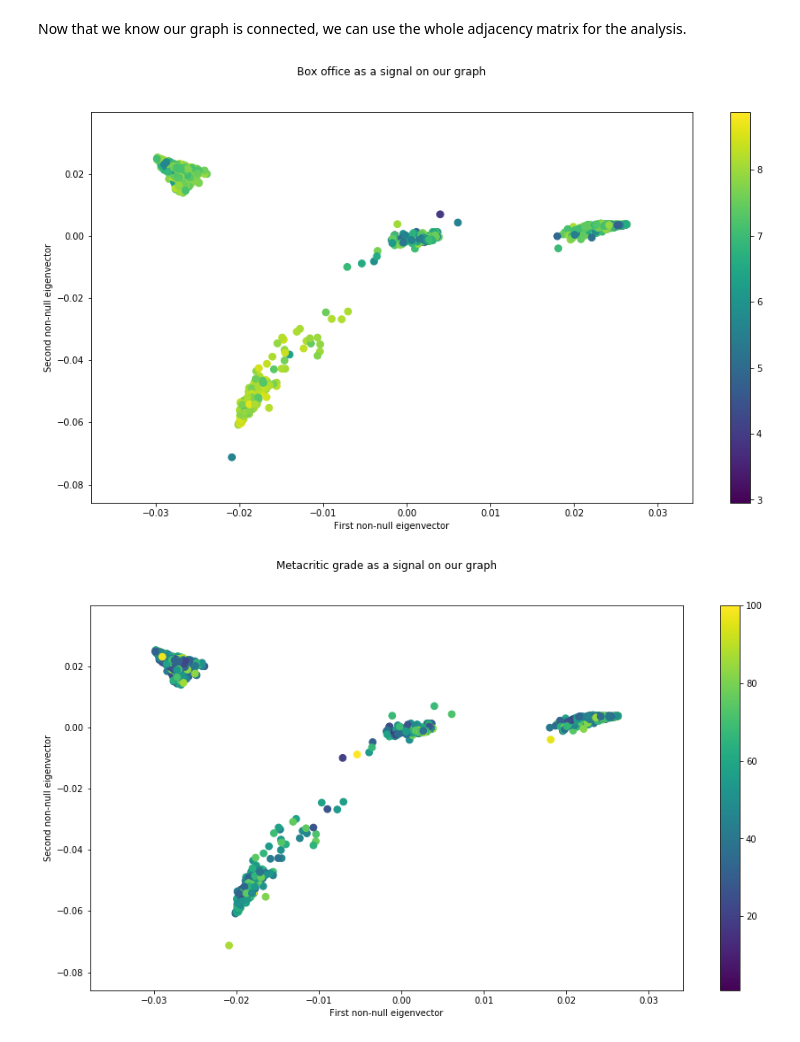
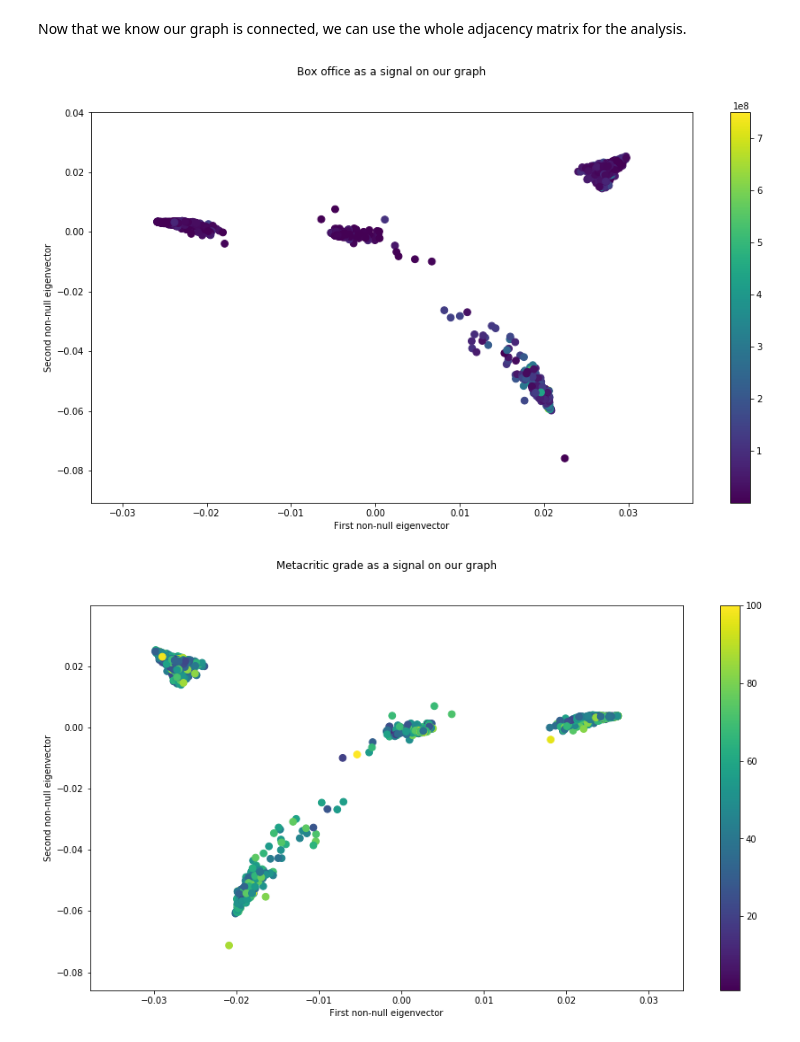
Before and after one commit to illorens/Project_NTDS, a Jupyter notebook: Analysis_graph.ipynb, the cells around one changed output. Cells and saved outputs as stored; diff of their text form; code cells hidden in the pictures.

Commit message:
Cleaned analysis_graph

```diff
--- a/Analysis_graph.ipynb
+++ b/Analysis_graph.ipynb
@@ -734,7 +734,6 @@ weights_budget = np.load('weights_budget.npy')
 weights_genre = np.load('weights_genre.npy')
 weights_prod = np.load('weights_prod.npy')
 weights_plot = np.load('weights_plot.npy')
-weights_rated = np.load('weights_rated.npy')
 weights_runtime = np.load('weights_runtime.npy')
 # %% [markdown]
 ## Total adjacency matrix
@@ -769,10 +768,9 @@ budget_factor = 1
 genre_factor = 1
 prod_factor = 1/2
 plot_factor = 1/12
-runtime_factor = 1
 other_weights = (actors_factor*weights_actors + dir_factor*weights_dir + writer_factor*weights_writer +
            budget_factor*weights_budget + genre_factor*weights_genre + prod_factor*weights_prod +
-           plot_factor*weights_plot + runtime_factor*weights_runtime) / 8
+           plot_factor*weights_plot) / 7
 
 # The adjacency matrix is the normalized weight matrix
 other_adjacency = other_weights / np.max(other_weights)
@@ -794,7 +794,7 @@ np.save('sparse_adj.npy', sparse_adj)
 # %%
-other_sparse_adj = np.zeros((len(adjacency), len(adjacency)))
-for i in range(len(adjacency)):
-    for j in range(i+1, len(adjacency)):
+other_sparse_adj = np.zeros((len(other_adjacency), len(other_adjacency)))
+for i in range(len(other_adjacency)):
+    for j in range(i+1, len(other_adjacency)):
         row = other_adjacency[i,:].copy()
         thresh = -np.sort(-row)[249]
         row[row < thresh] = 0
@@ -839,15 +839,15 @@ e, U = scipy.linalg.eigh(laplacian)
 coords = U[:,[2,4]]  # Laplacian eigenmaps
 # %%
 plt.figure(figsize = (15,8))
-nodes = nx.draw_networkx_nodes(G, coords, node_size=60, node_color=label_boxlog)
+nodes = nx.draw_networkx_nodes(G, coords, node_size=60, node_color=label_boxoffice)
 #nx.draw_networkx_edges(G, coords, alpha=0.1)
 plt.title("Box office as a signal on our graph", y=1.08)
 plt.xlabel("First non-null eigenvector")
 plt.ylabel("Second non-null eigenvector")
 plt.colorbar(nodes)
 plt.show()
 # %% [output]
-[figure, old version]
+[figure, new version]
 # %%
 plt.figure(figsize = (15,8))
 nodes = nx.draw_networkx_nodes(G, coords, node_size=60, node_color=label_metacritic)
```
Also changed, not shown: parts of 3 cells of this notebook.
